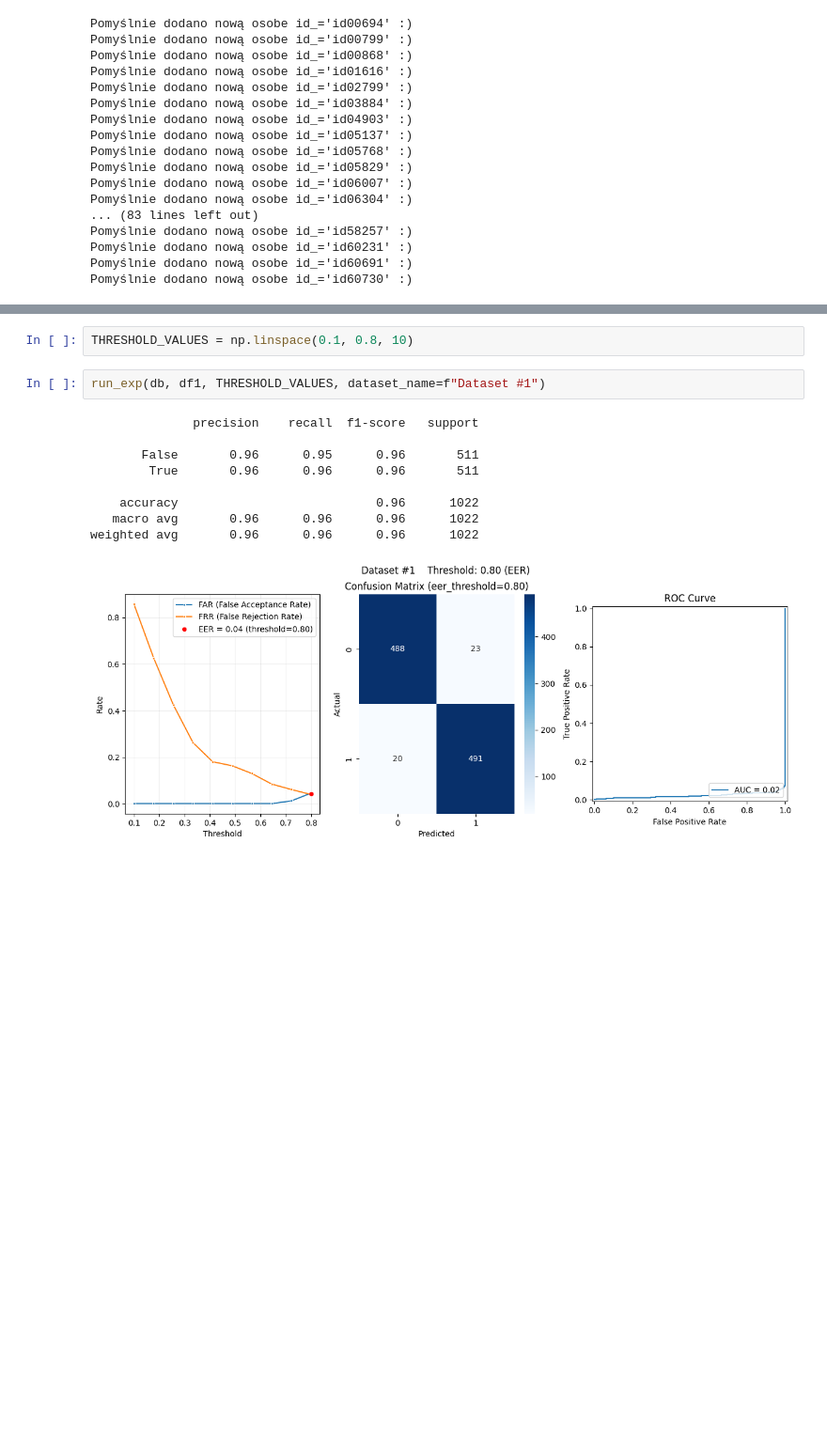
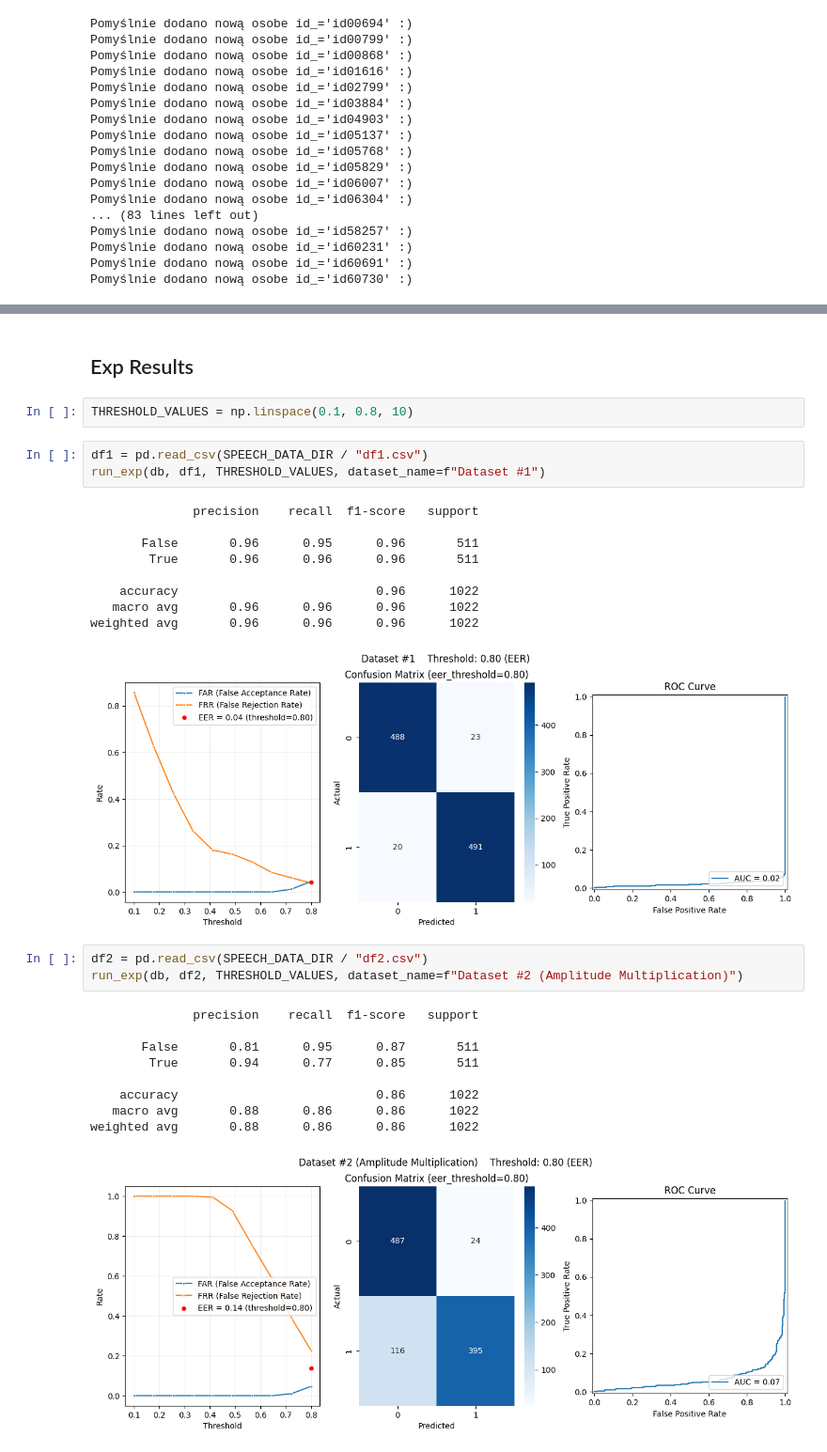
Before and after one commit to jamnicki/biometrics-lab, a Jupyter notebook: speech_auth/eval.ipynb, the cells around one changed output, grey strips where cells are left out. Shown: that part at 94% size. Drawn from its saved outputs; the diff is of its cells as text; blank space fills up the shorter version.

```diff
--- a/speech_auth/eval.ipynb
+++ b/speech_auth/eval.ipynb
@@ -224,9 +201,12 @@ def run_exp(db, df, threshold_values, dataset_name="Dataset ##"):
     fig.suptitle(f"{dataset_name}    Threshold: {eer_threshold:.2f} (EER)\n")
     fig.savefig(SPEECH_PLOTS_DIR / f"exp__{dataset_name}.png")
     fig.show()
+# %% [markdown]
+## Exp Results
 # %%
 THRESHOLD_VALUES = np.linspace(0.1, 0.8, 10)
 # %%
+df1 = pd.read_csv(SPEECH_DATA_DIR / "df1.csv")
 run_exp(db, df1, THRESHOLD_VALUES, dataset_name=f"Dataset #1")
 # %% [output]
               precision    recall  f1-score   support
@@ -238,3 +218,16 @@ run_exp(db, df1, THRESHOLD_VALUES, dataset_name=f"Dataset #1")
    macro avg       0.96      0.96      0.96      1022
 weighted avg       0.96      0.96      0.96      1022
 [figure]
+# %%
+df2 = pd.read_csv(SPEECH_DATA_DIR / "df2.csv")
+run_exp(db, df2, THRESHOLD_VALUES, dataset_name=f"Dataset #2 (Amplitude Multiplication)")
+# %% [output]
+              precision    recall  f1-score   support
+
+       False       0.81      0.95      0.87       511
+        True       0.94      0.77      0.85       511
+
+    accuracy                           0.86      1022
+   macro avg       0.88      0.86      0.86      1022
+weighted avg       0.88      0.86      0.86      1022
+[figure, added]
```
Also changed, not shown: parts of 9 cells of this notebook, 26 other files.
